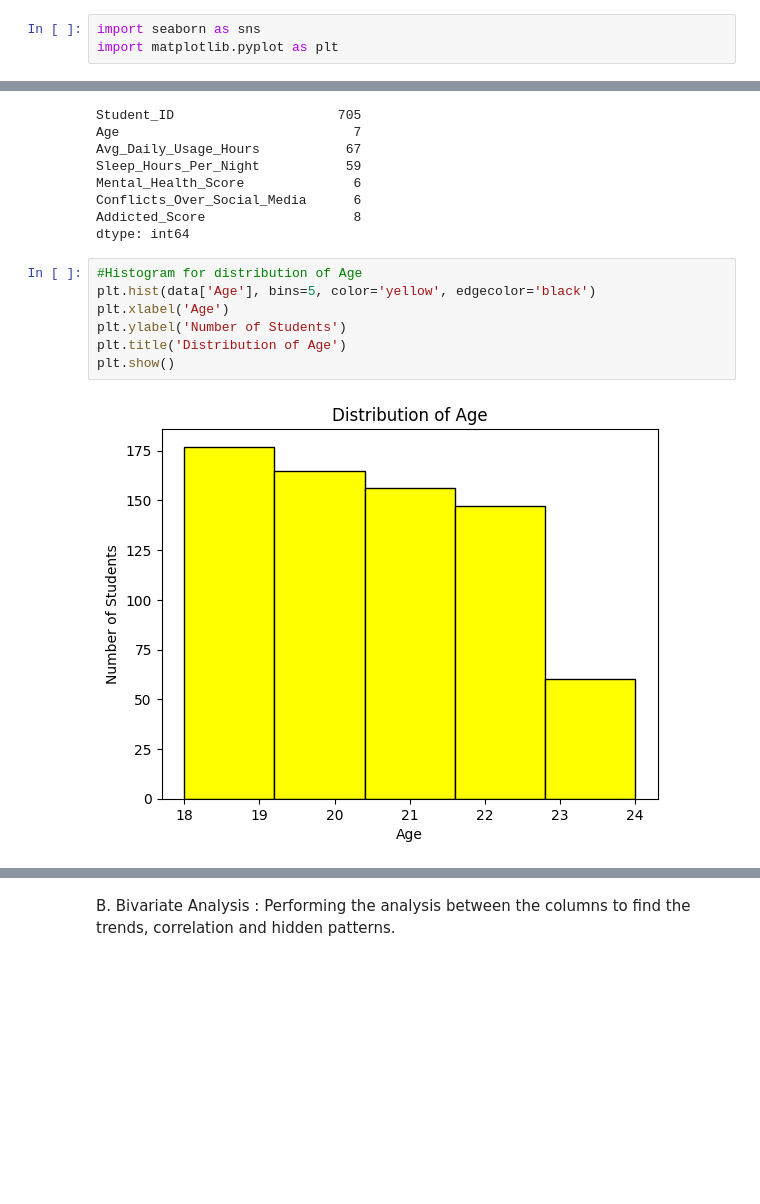
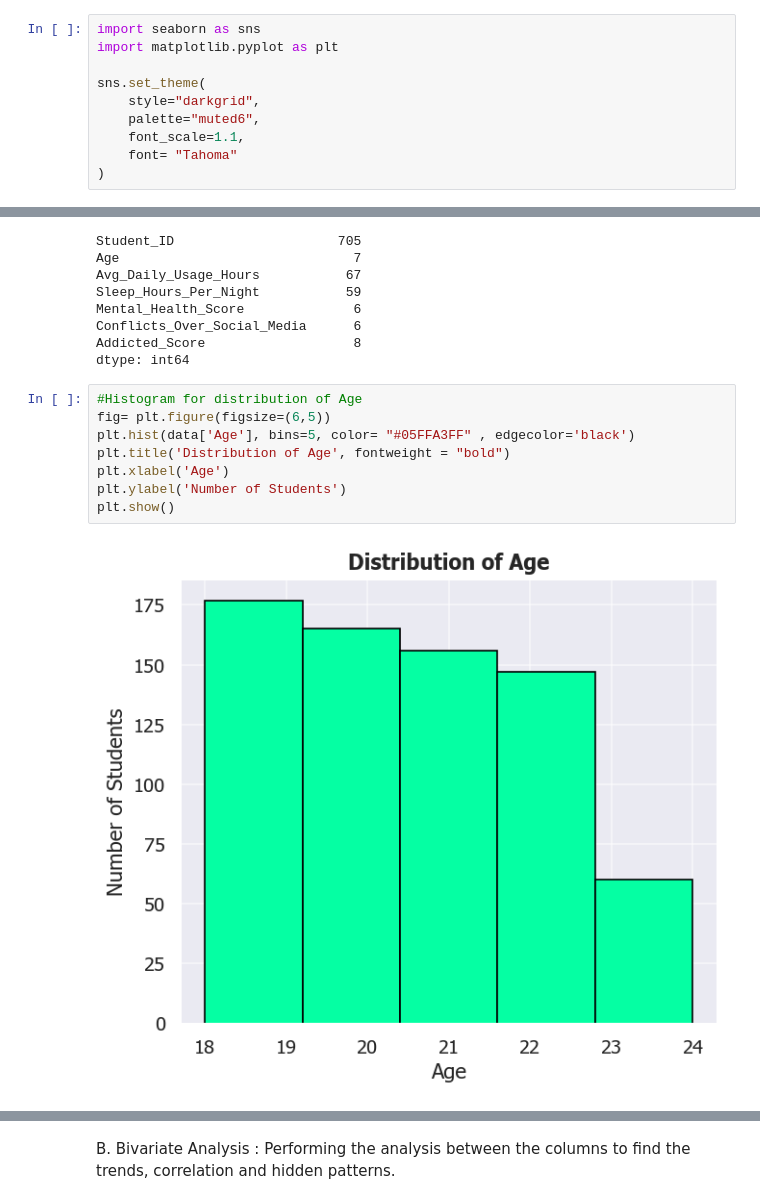
Before and after one commit to Harsh-1598/Students-Social-Media-Addiction, a Jupyter notebook: codes/main.ipynb, the cells around one changed output, grey strips where cells are left out. Saved outputs shown, nothing was run; the diff lists cells and outputs as text; blank space fills up the shorter version.

```diff
--- a/codes/main.ipynb
+++ b/codes/main.ipynb
@@ -107,6 +107,13 @@ A. Univariate Analysis : Performing the analysis in each column individually to
 # %%
 import seaborn as sns
 import matplotlib.pyplot as plt
+
+sns.set_theme(
+    style="darkgrid",
+    palette="muted6",
+    font_scale=1.1,
+    font= "Tahoma"
+)
 # %% [markdown]
 1. Categorical Data
 # %%
@@ -165,12 +176,13 @@ Addicted_Score                   8
 dtype: int64
 # %%
 #Histogram for distribution of Age
-plt.hist(data['Age'], bins=5, color='yellow', edgecolor='black')
+fig= plt.figure(figsize=(6,5))
+plt.hist(data['Age'], bins=5, color= "#05FFA3FF" , edgecolor='black')
+plt.title('Distribution of Age', fontweight = "bold")
 plt.xlabel('Age')
 plt.ylabel('Number of Students')
-plt.title('Distribution of Age')
 plt.show()
 # %% [output]
-[figure, old version]
+[figure, new version]
 # %%
 #DistPlot for Addicted Score Distribution
```
Also changed, not shown: parts of 17 cells of this notebook, 12 other files.
